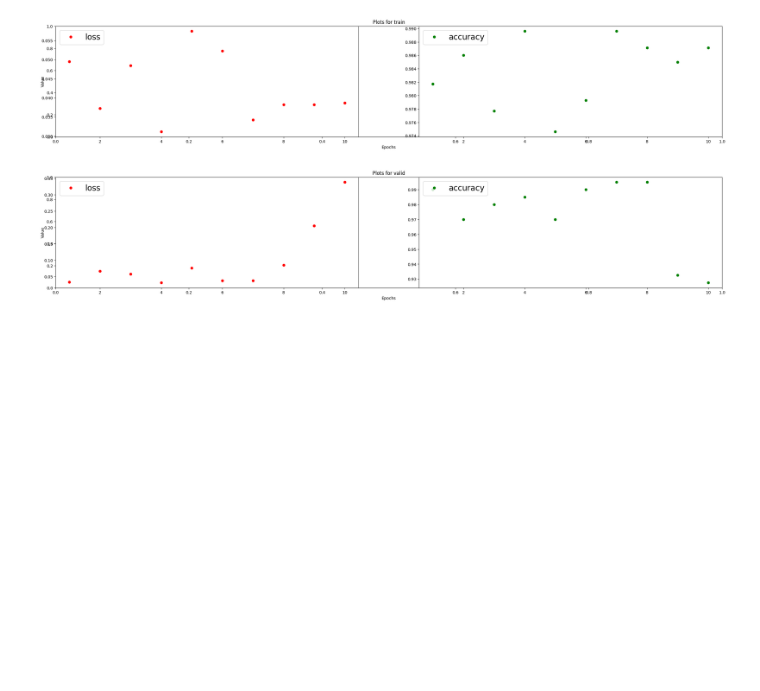
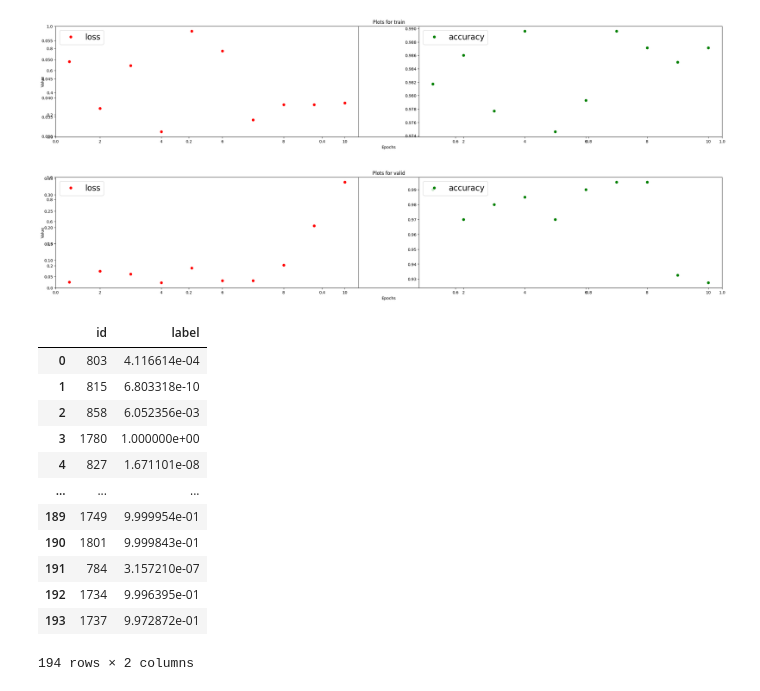
Before and after one commit to Cure232/AP_Lab5, a Jupyter notebook: ap_lab5.ipynb, the cells around one changed output. Cells and saved outputs as stored; diff of their text form; code cells hidden in the pictures; blank space fills up the shorter version.

```diff
--- a/ap_lab5.ipynb
+++ b/ap_lab5.ipynb
@@ -610,3 +610,33 @@ Epoch : 10, train accuracy : 0.9871429204940796, train loss : 0.0387067943811416
 Epoch : 10, val_accuracy : 0.9275000095367432, val_loss : 0.3381648659706116
 [figure]
 [figure]
+# %%
+horse_probs = []
+model.eval()
+with torch.no_grad():
+    for images, labels in test_loader:
+        images = images.to(device)
+        preds = model(images)
+        preds_list = F.softmax(preds, dim=1)[:, 1].tolist()
+        horse_probs += list(zip(labels, preds_list))
+
+idx = list(map(lambda x: x[0],horse_probs))
+prob = list(map(lambda x: x[1],horse_probs))
+
+submission = pd.DataFrame({'id':idx,'label':prob})
+
+submission
+# %% [output]
+|  | id | label |
+| 0 | 803 | 4.116614e-04 |
+| 1 | 815 | 6.803318e-10 |
+| 2 | 858 | 6.052356e-03 |
+| 3 | 1780 | 1.000000e+00 |
+| 4 | 827 | 1.671101e-08 |
+| ... | ... | ... |
+| 189 | 1749 | 9.999954e-01 |
+| 190 | 1801 | 9.999843e-01 |
+| 191 | 784 | 3.157210e-07 |
+| 192 | 1734 | 9.996395e-01 |
+| 193 | 1737 | 9.972872e-01 |
+194 rows × 2 columns
```
Also changed, not shown: parts of 2 cells of this notebook.
